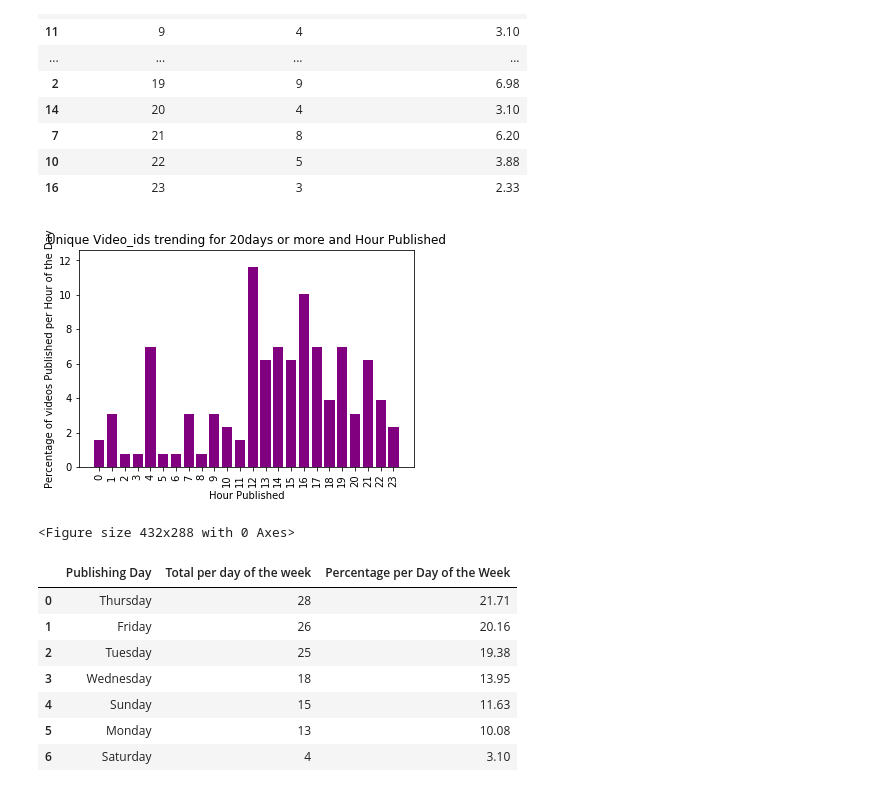
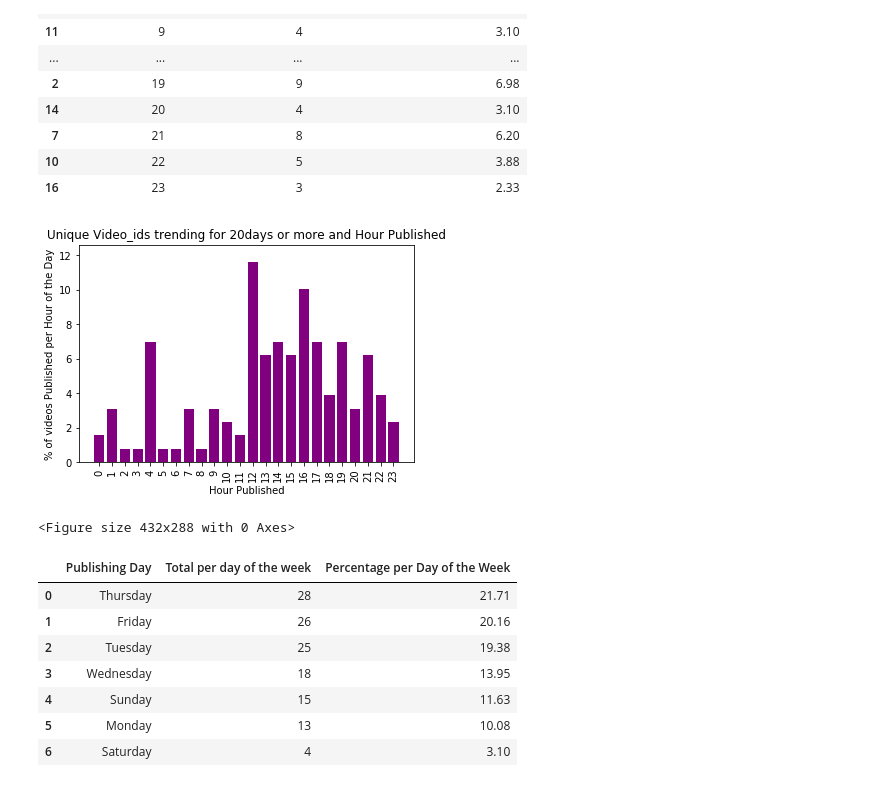
Before and after one commit to kimco2/project_1_misison_youtube, a Jupyter notebook: US_youtube_release_time_day.ipynb, the cells around one changed output. Saved outputs shown, nothing was run; the diff lists cells and outputs as text; code cells hidden in the pictures.

Commit message:
AdditionalPlots

```diff
--- a/US_youtube_release_time_day.ipynb
+++ b/US_youtube_release_time_day.ipynb
@@ -491,18 +491,18 @@ sorted_time_count_20_more_days_trending_df.round({"Percentage of videos per Hour
 # %%
 x_axis = sorted_time_count_20_more_days_trending_df["Publishing Hour"]
 y_axis = sorted_time_count_20_more_days_trending_df["Percentage of videos per Hour of the Day"]
 plt.bar(x_axis, y_axis, color='purple', align="center")
 tick_locations = [value for value in x_axis]
 plt.xticks(tick_locations, x_axis, rotation='vertical')
 # plt.xlim(-0.75, len(x_axis)-0.25)
 plt.ylim(0, max(y_axis)+1)
 plt.xlabel("Hour Published")
-plt.ylabel("Percentage of videos Published per Hour of the Day")
+plt.ylabel("% of videos Published per Hour of the Day")
 plt.title("Unique Video_ids trending for 20days or more and Hour Published")
 plt.show()
 plt.savefig("ImagesObj3/Fig8PublishHour.png", dpi=100)
 # %% [output]
-[figure, old version]
+[figure, new version]
 <Figure size 432x288 with 0 Axes>
 # %%
 day_count_20_more_days_trending = video_trending_greater_20_days_df["publish_day"].value_counts()
```
Also changed, not shown: parts of 30 cells of this notebook, 1 other file.
